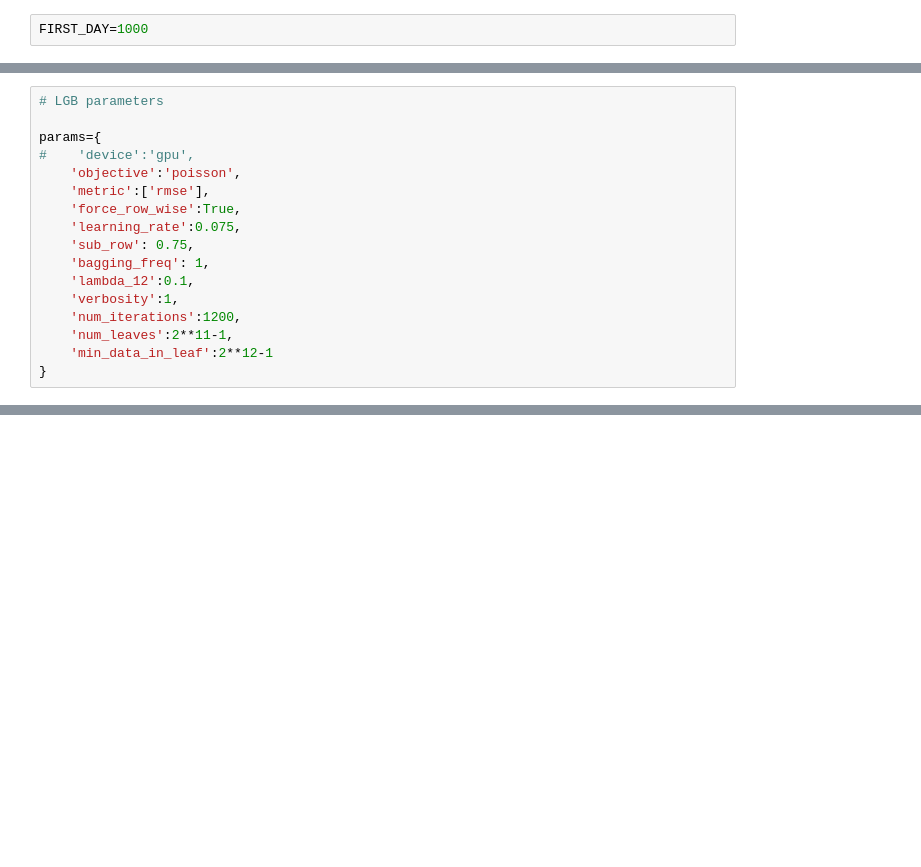
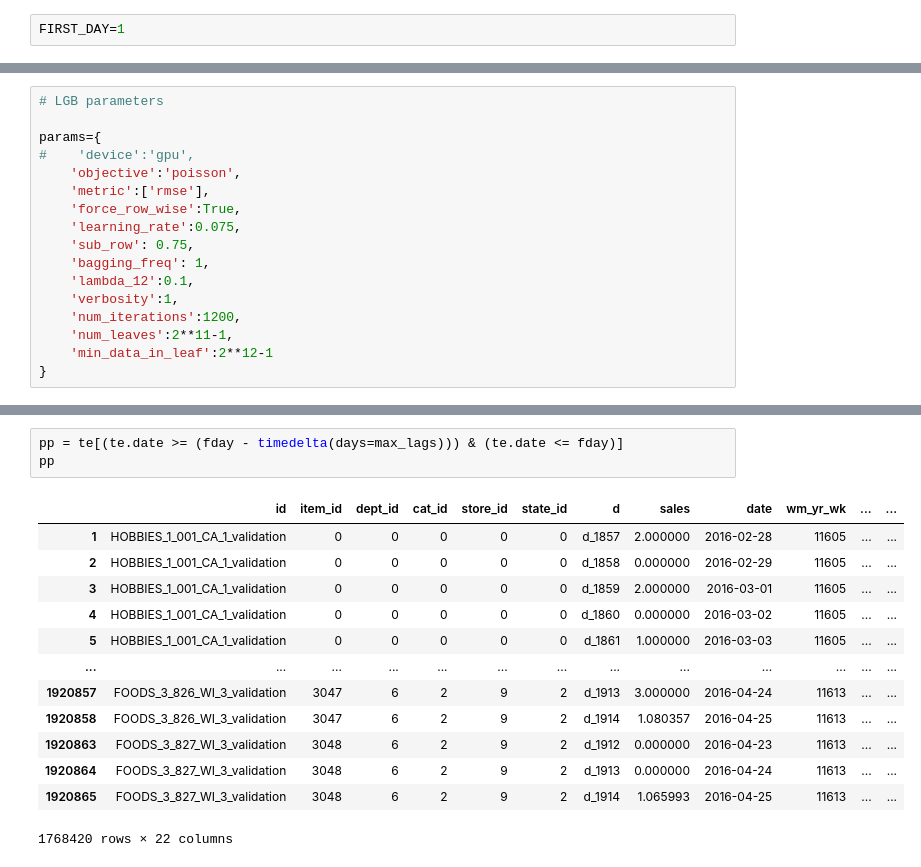
Before and after one commit to KunalArora/kaggle-m5-forecasting, a Jupyter notebook: M5-LightGBM.ipynb, the cells around one changed output, grey strips where cells are left out. Drawn from its saved outputs; the diff is of its cells as text; blank space fills up the shorter version.

```diff
--- a/M5-LightGBM.ipynb
+++ b/M5-LightGBM.ipynb
@@ -131,6 +182,6 @@ def create_fea(df):
         else:
             df[date_feature_name] = getattr(df['date'].dt, date_feature_func).astype('int16')
 # %%
-FIRST_DAY=1000
+FIRST_DAY=1
 # %%
 sellp_data.dtypes
@@ -241,0 +410,17 @@ sub.to_csv("submission.csv",index=False)
+# %%
+pp = te[(te.date >= (fday - timedelta(days=max_lags))) & (te.date <= fday)]
+pp
+# %% [output]
+|  | id | item_id | dept_id | cat_id | store_id | state_id | d | sales | date | wm_yr_wk | ... | ... |
+| 1 | HOBBIES_1_001_CA_1_validation | 0 | 0 | 0 | 0 | 0 | d_1857 | 2.000000 | 2016-02-28 | 11605 | ... | ... |
+| 2 | HOBBIES_1_001_CA_1_validation | 0 | 0 | 0 | 0 | 0 | d_1858 | 0.000000 | 2016-02-29 | 11605 | ... | ... |
+| 3 | HOBBIES_1_001_CA_1_validation | 0 | 0 | 0 | 0 | 0 | d_1859 | 2.000000 | 2016-03-01 | 11605 | ... | ... |
+| 4 | HOBBIES_1_001_CA_1_validation | 0 | 0 | 0 | 0 | 0 | d_1860 | 0.000000 | 2016-03-02 | 11605 | ... | ... |
+| 5 | HOBBIES_1_001_CA_1_validation | 0 | 0 | 0 | 0 | 0 | d_1861 | 1.000000 | 2016-03-03 | 11605 | ... | ... |
+| ... | ... | ... | ... | ... | ... | ... | ... | ... | ... | ... | ... | ... |
+| 1920857 | FOODS_3_826_WI_3_validation | 3047 | 6 | 2 | 9 | 2 | d_1913 | 3.000000 | 2016-04-24 | 11613 | ... | ... |
+| 1920858 | FOODS_3_826_WI_3_validation | 3047 | 6 | 2 | 9 | 2 | d_1914 | 1.080357 | 2016-04-25 | 11613 | ... | ... |
+| 1920863 | FOODS_3_827_WI_3_validation | 3048 | 6 | 2 | 9 | 2 | d_1912 | 0.000000 | 2016-04-23 | 11613 | ... | ... |
+| 1920864 | FOODS_3_827_WI_3_validation | 3048 | 6 | 2 | 9 | 2 | d_1913 | 0.000000 | 2016-04-24 | 11613 | ... | ... |
+| 1920865 | FOODS_3_827_WI_3_validation | 3048 | 6 | 2 | 9 | 2 | d_1914 | 1.065993 | 2016-04-25 | 11613 | ... | ... |
+1768420 rows × 22 columns
```
Also changed, not shown: parts of 41 cells of this notebook, 4 other files.
